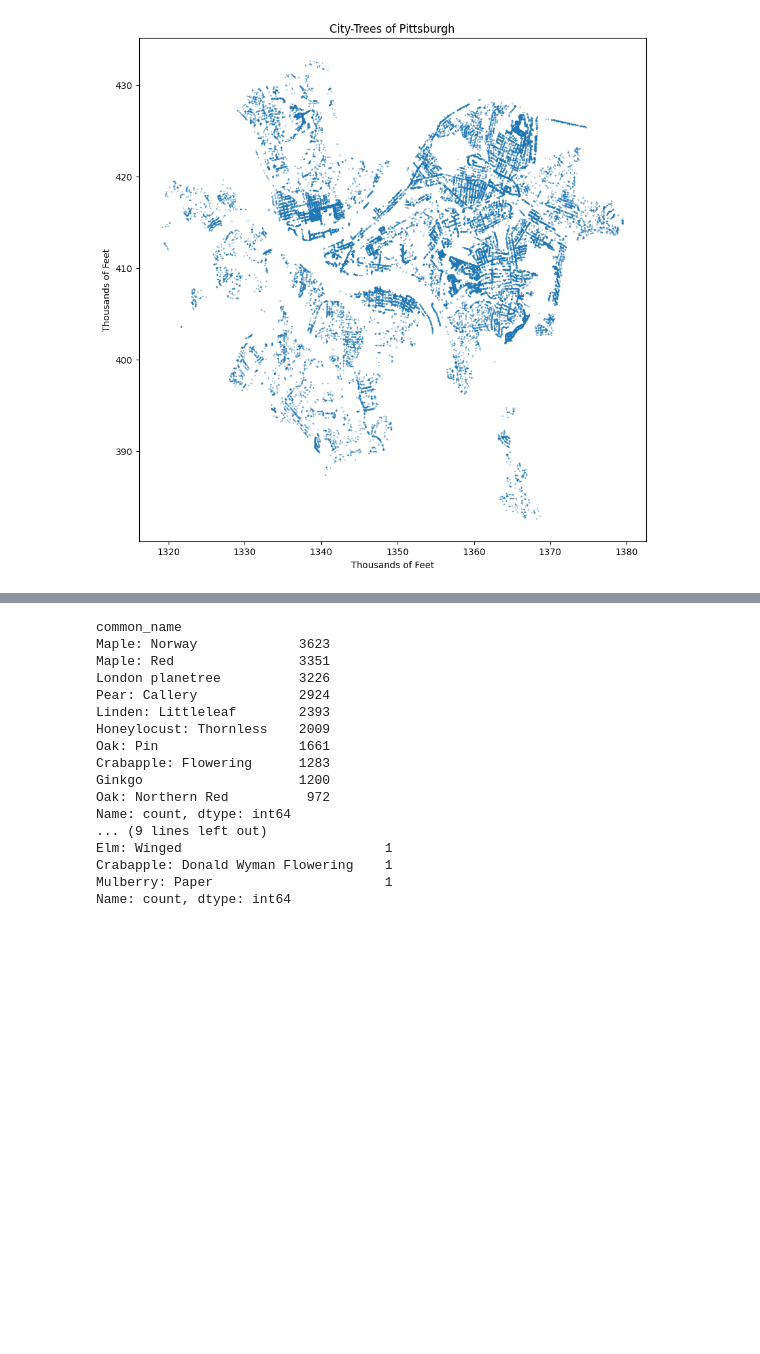
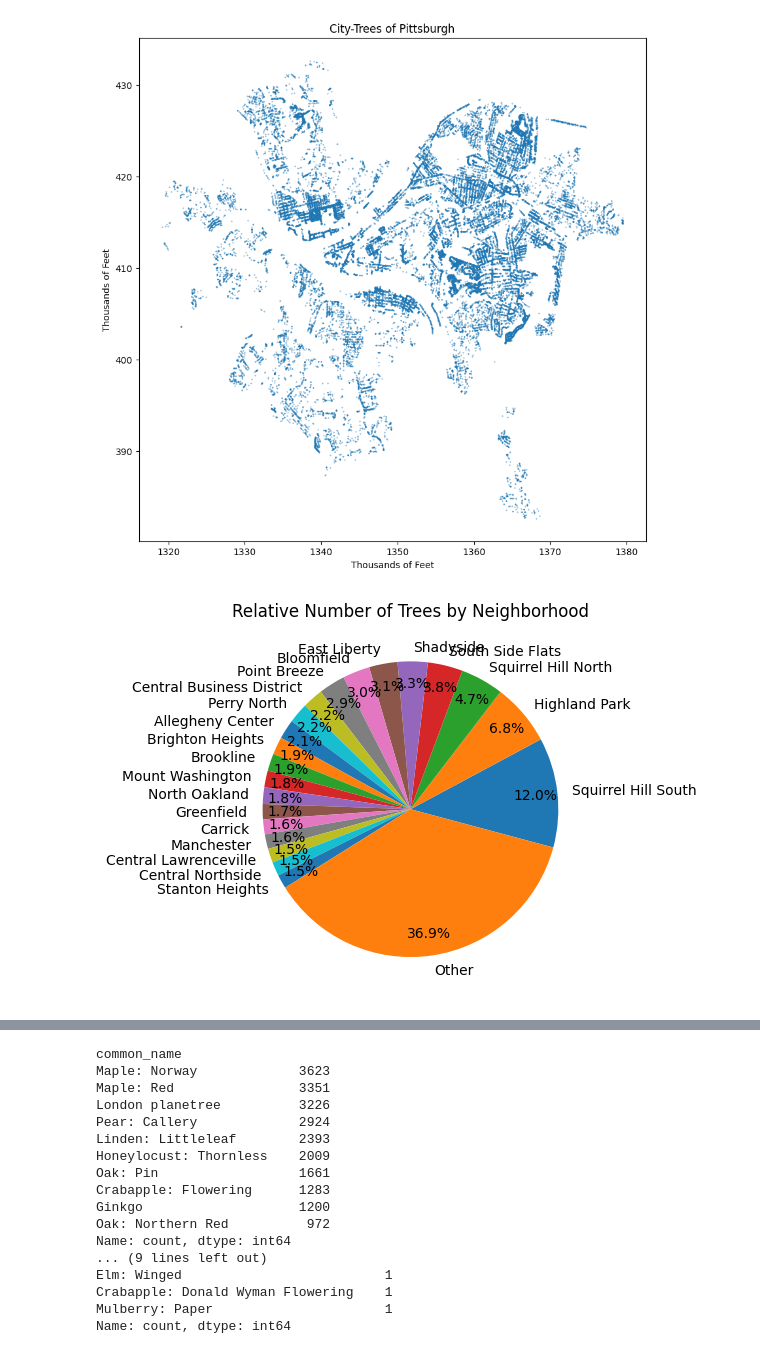
Before and after one commit to fractalate/data-trees-pittsburgh, a Jupyter notebook: WPRDC City Trees.ipynb, the cells around one changed output, grey strips where cells are left out. Cells and saved outputs as stored; diff of their text form; code cells hidden in the pictures; blank space fills up the shorter version.

```diff
--- a/WPRDC City Trees.ipynb
+++ b/WPRDC City Trees.ipynb
@@ -120,2 +163,24 @@ plt.show()
 # %% [output]
 [figure]
+# %%
+df_labeled = df_trees["neighborhood"]
+df_labeled_counts = df_labeled.value_counts()
+
+threshold = 600 # Determined by fiddling.
+df_labeled_filtered = df_labeled_counts[df_labeled_counts >= threshold]
+df_labeled_others = df_labeled_counts[df_labeled_counts < threshold].sum()
+
+df_labeled_final = df_labeled_filtered.copy()
+if df_labeled_others > 0:
+    df_labeled_final["Other"] = df_labeled_others
+
+ax = df_labeled_final.plot.pie(
+    title="Relative Number of Trees by Neighborhood",
+    autopct="%1.1f%%",
+    pctdistance=0.85,  # Determined by fiddling.
+    startangle=-15.0,  # Determined by fiddling.
+)
+ax.set_ylabel("")
+pass
+# %% [output]
+[figure, added]
```
Also changed, not shown: parts of 6 cells of this notebook.
